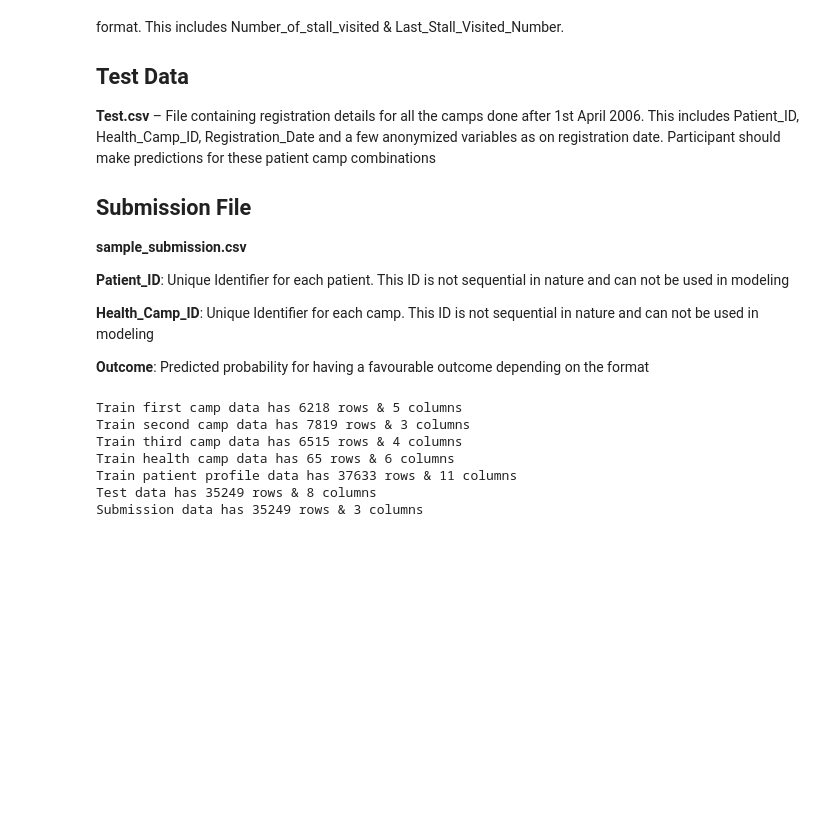
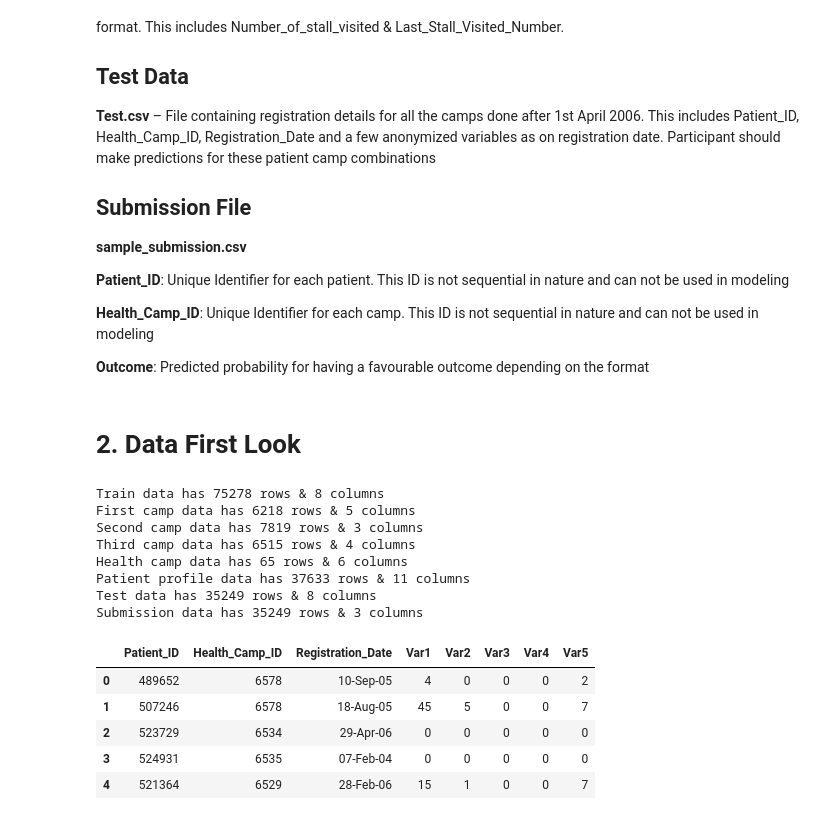
Before and after one commit to teja275/Janatahack-Healthcare-Analytics, a Jupyter notebook: Notebooks/Data Exploration.ipynb, the cells around one changed output. Saved outputs shown, nothing was run; the diff lists cells and outputs as text; code cells hidden in the pictures; blank space fills up the shorter version.

```diff
--- a/Notebooks/Data Exploration.ipynb
+++ b/Notebooks/Data Exploration.ipynb
@@ -3,10 +3,16 @@
 # %%
 import pandas as pd
+import pandas.api.types as ptypes
 import numpy as np
 import seaborn as sns
+import matplotlib as mpl
 import matplotlib.pyplot as plt
+import warnings
+import math, os, shutil
+warnings.filterwarnings('ignore')
+mpl.rcParams['figure.dpi'] = 500
+pd.set_option('display.max_columns', 1000)
 %matplotlib inline
-import math, os, shutil
 # %% [markdown]
 # Problem Statement
 
@@ -35,11 +41,12 @@ One of the huge costs in arranging these camps is the amount of inventory you ne
 # %% [markdown]
 # Import Data
 # %%
-train_firstcamp = pd.read_csv('../Data/Train/First_Health_Camp_Attended.csv')
-train_secondcamp = pd.read_csv('../Data/Train/Second_Health_Camp_Attended.csv')
-train_thirdcamp = pd.read_csv('../Data/Train/Third_Health_Camp_Attended.csv')
-train_healthcamp = pd.read_csv('../Data/Train/Health_Camp_Detail.csv')
-train_patient = pd.read_csv('../Data/Train/Patient_Profile.csv')
+train_data = pd.read_csv('../Data/Train/Train.csv')
+firstcamp_data = pd.read_csv('../Data/Train/First_Health_Camp_Attended.csv')
+secondcamp_data = pd.read_csv('../Data/Train/Second_Health_Camp_Attended.csv')
+thirdcamp_data = pd.read_csv('../Data/Train/Third_Health_Camp_Attended.csv')
+healthcamp_data = pd.read_csv('../Data/Train/Health_Camp_Detail.csv')
+patient_data = pd.read_csv('../Data/Train/Patient_Profile.csv')
 
 test_data = pd.read_csv('../Data/test_l0Auv8Q.csv')
 submission_data = pd.read_csv('../Data/sample_submmission.csv')
@@ -74,19 +81,32 @@ train.zip contains 6 different csv files apart from the data dictionary as descr
 **Health_Camp_ID**: Unique Identifier for each camp. This ID is not sequential in nature and can not be used in modeling
 
 **Outcome**: Predicted probability for having a favourable outcome depending on the format
+# %% [markdown]
+# 2. Data First Look
 # %%
-print(f'Train first camp data has {train_firstcamp.shape[0]} rows & {train_firstcamp.shape[1]} columns')
-print(f'Train second camp data has {train_secondcamp.shape[0]} rows & {train_secondcamp.shape[1]} columns')
-print(f'Train third camp data has {train_thirdcamp.shape[0]} rows & {train_thirdcamp.shape[1]} columns')
-print(f'Train health camp data has {train_healthcamp.shape[0]} rows & {train_healthcamp.shape[1]} columns')
-print(f'Train patient profile data has {train_patient.shape[0]} rows & {train_patient.shape[1]} columns')
+print(f'Train data has {train_data.shape[0]} rows & {train_data.shape[1]} columns')
+print(f'First camp data has {firstcamp_data.shape[0]} rows & {firstcamp_data.shape[1]} columns')
+print(f'Second camp data has {secondcamp_data.shape[0]} rows & {secondcamp_data.shape[1]} columns')
+print(f'Third camp data has {thirdcamp_data.shape[0]} rows & {thirdcamp_data.shape[1]} columns')
+print(f'Health camp data has {healthcamp_data.shape[0]} rows & {healthcamp_data.shape[1]} columns')
+print(f'Patient profile data has {patient_data.shape[0]} rows & {patient_data.shape[1]} columns')
 print(f'Test data has {test_data.shape[0]} rows & {test_data.shape[1]} columns')
 print(f'Submission data has {submission_data.shape[0]} rows & {submission_data.shape[1]} columns')
 # %% [output]
-Train first camp data has 6218 rows & 5 columns
-Train second camp data has 7819 rows & 3 columns
-Train third camp data has 6515 rows & 4 columns
-Train health camp data has 65 rows & 6 columns
-Train patient profile data has 37633 rows & 11 columns
+Train data has 75278 rows & 8 columns
+First camp data has 6218 rows & 5 columns
+Second camp data has 7819 rows & 3 columns
+Third camp data has 6515 rows & 4 columns
+Health camp data has 65 rows & 6 columns
+Patient profile data has 37633 rows & 11 columns
 Test data has 35249 rows & 8 columns
 Submission data has 35249 rows & 3 columns
+# %%
+train_data.head()
+# %% [output]
+|  | Patient_ID | Health_Camp_ID | Registration_Date | Var1 | Var2 | Var3 | Var4 | Var5 |
+| 0 | 489652 | 6578 | 10-Sep-05 | 4 | 0 | 0 | 0 | 2 |
+| 1 | 507246 | 6578 | 18-Aug-05 | 45 | 5 | 0 | 0 | 7 |
+| 2 | 523729 | 6534 | 29-Apr-06 | 0 | 0 | 0 | 0 | 0 |
+| 3 | 524931 | 6535 | 07-Feb-04 | 0 | 0 | 0 | 0 | 0 |
+| 4 | 521364 | 6529 | 28-Feb-06 | 15 | 1 | 0 | 0 | 7 |
```
Also changed, not shown: parts of 34 cells of this notebook.
